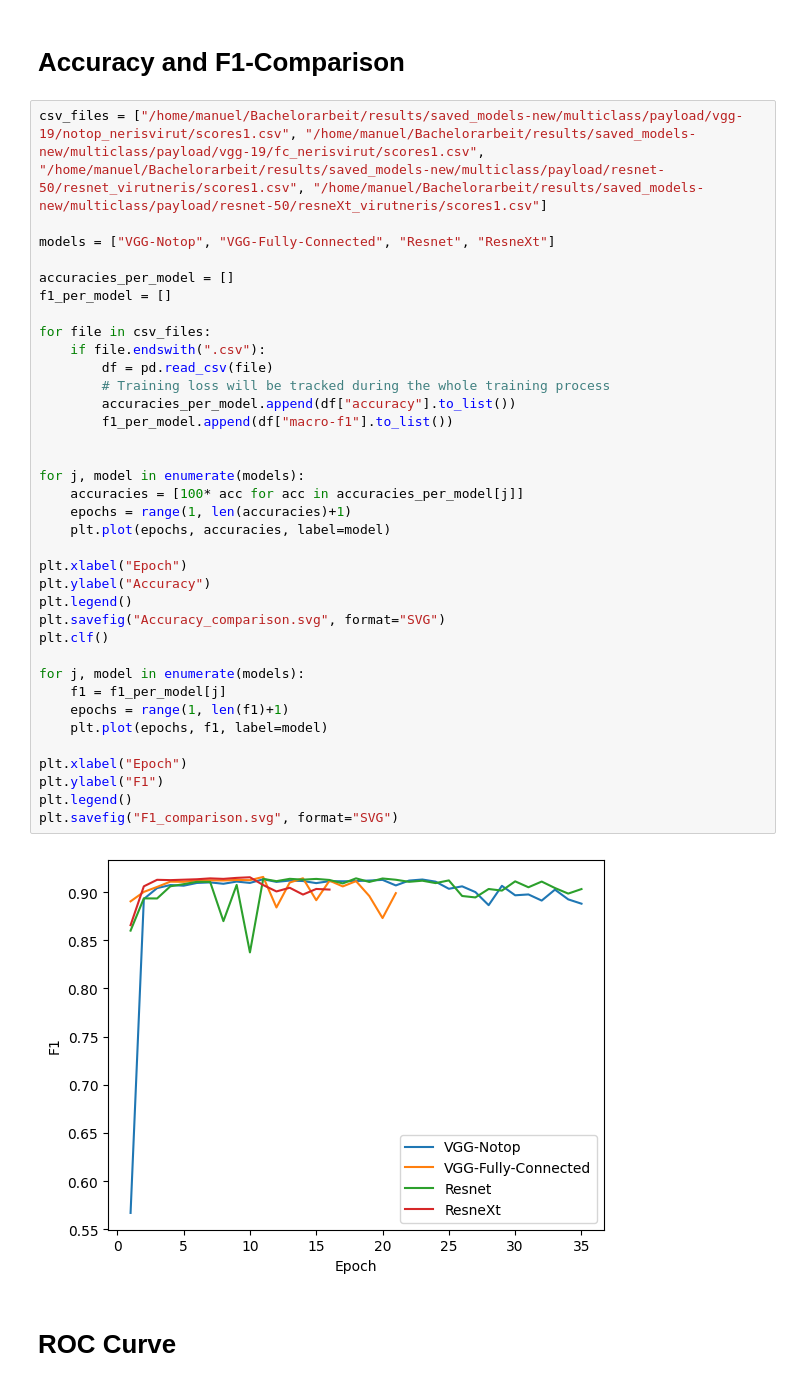
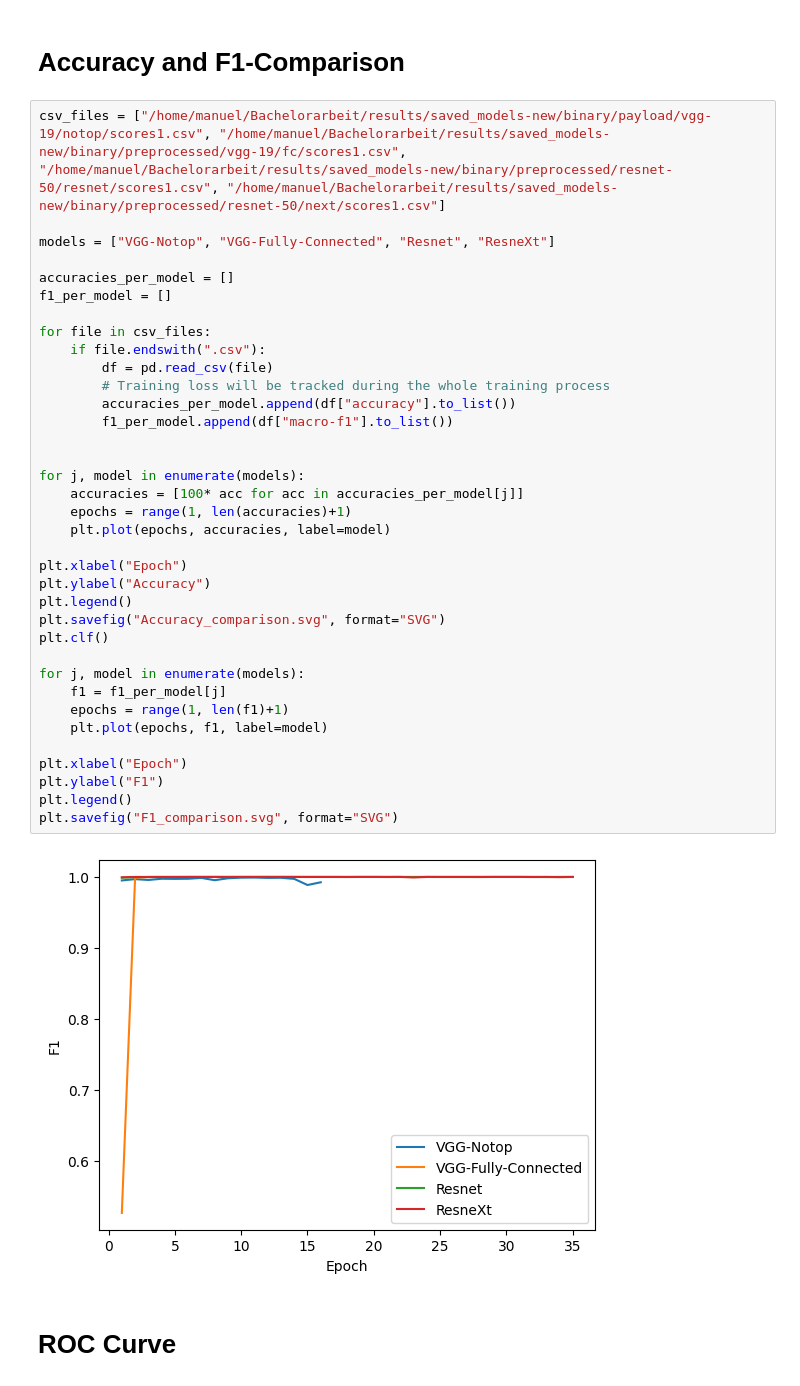
Before and after one commit to maxi99manuel99/flow-image-classification, a Jupyter notebook: plot_scores.ipynb, the cells around one changed output. Drawn from its saved outputs; the diff is of its cells as text.

```diff
--- a/plot_scores.ipynb
+++ b/plot_scores.ipynb
@@ -74,7 +74,7 @@ plt.clf()
 # %% [markdown]
 # Accuracy and F1-Comparison
 # %%
-csv_files = ["/home/manuel/Bachelorarbeit/results/saved_models-new/multiclass/payload/vgg-19/notop_nerisvirut/scores1.csv", "/home/manuel/Bachelorarbeit/results/saved_models-new/multiclass/payload/vgg-19/fc_nerisvirut/scores1.csv", "/home/manuel/Bachelorarbeit/results/saved_models-new/multiclass/payload/resnet-50/resnet_virutneris/scores1.csv", "/home/manuel/Bachelorarbeit/results/saved_models-new/multiclass/payload/resnet-50/resneXt_virutneris/scores1.csv"]
+csv_files = ["/home/manuel/Bachelorarbeit/results/saved_models-new/binary/payload/vgg-19/notop/scores1.csv", "/home/manuel/Bachelorarbeit/results/saved_models-new/binary/preprocessed/vgg-19/fc/scores1.csv", "/home/manuel/Bachelorarbeit/results/saved_models-new/binary/preprocessed/resnet-50/resnet/scores1.csv", "/home/manuel/Bachelorarbeit/results/saved_models-new/binary/preprocessed/resnet-50/next/scores1.csv"]
 
 models = ["VGG-Notop", "VGG-Fully-Connected", "Resnet", "ResneXt"]
 
@@ -83,34 +83,34 @@ f1_per_model = []
 
 for file in csv_files:
     if file.endswith(".csv"):
         df = pd.read_csv(file)
         # Training loss will be tracked during the whole training process
         accuracies_per_model.append(df["accuracy"].to_list())
         f1_per_model.append(df["macro-f1"].to_list())
 
 
 for j, model in enumerate(models):
     accuracies = [100* acc for acc in accuracies_per_model[j]]
     epochs = range(1, len(accuracies)+1)
     plt.plot(epochs, accuracies, label=model)
 
 plt.xlabel("Epoch")
 plt.ylabel("Accuracy")
 plt.legend()
 plt.savefig("Accuracy_comparison.svg", format="SVG")
 plt.clf()
 
 for j, model in enumerate(models):
     f1 = f1_per_model[j]
     epochs = range(1, len(f1)+1)
     plt.plot(epochs, f1, label=model)
 
 plt.xlabel("Epoch")
 plt.ylabel("F1")
 plt.legend()
 plt.savefig("F1_comparison.svg", format="SVG")
 # %% [output]
-[figure, old version]
+[figure, new version]
 # %% [markdown]
 # ROC Curve
 # %% [markdown]
```
Also changed, not shown: parts of 2 cells of this notebook.
